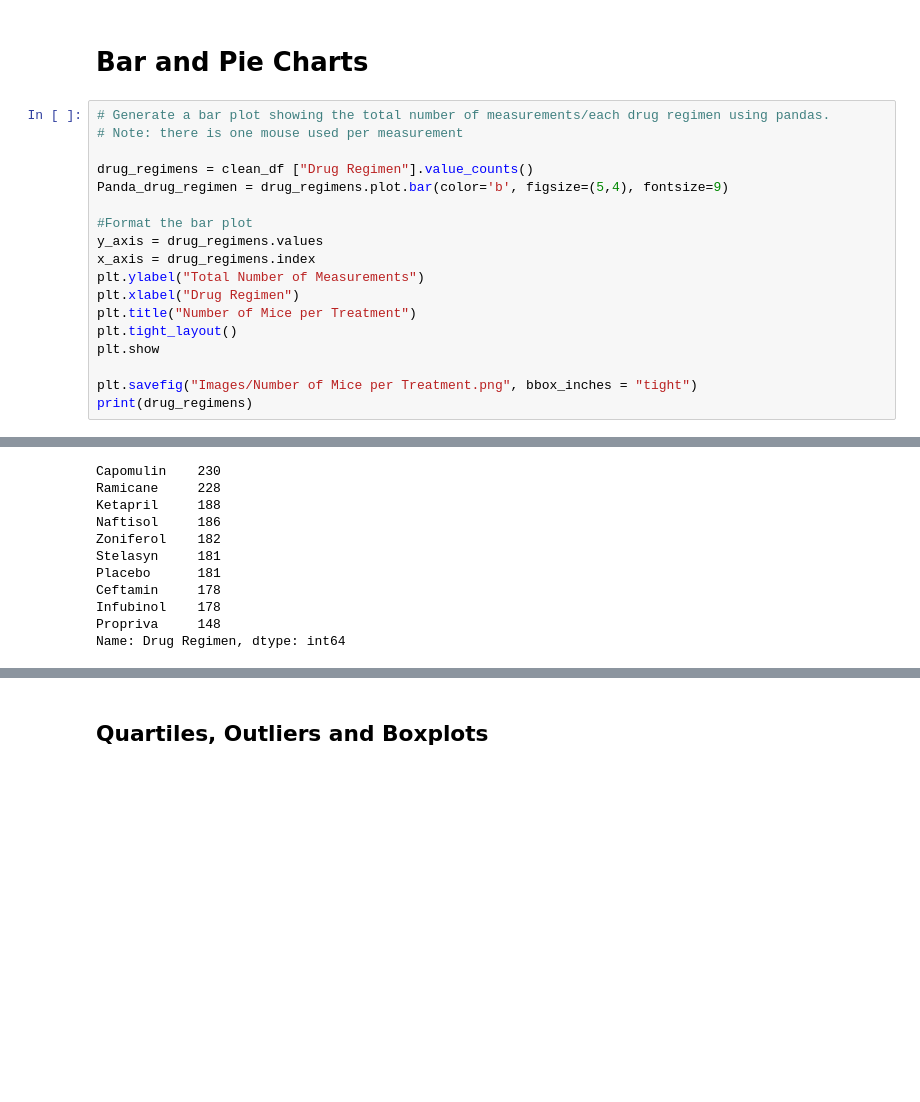
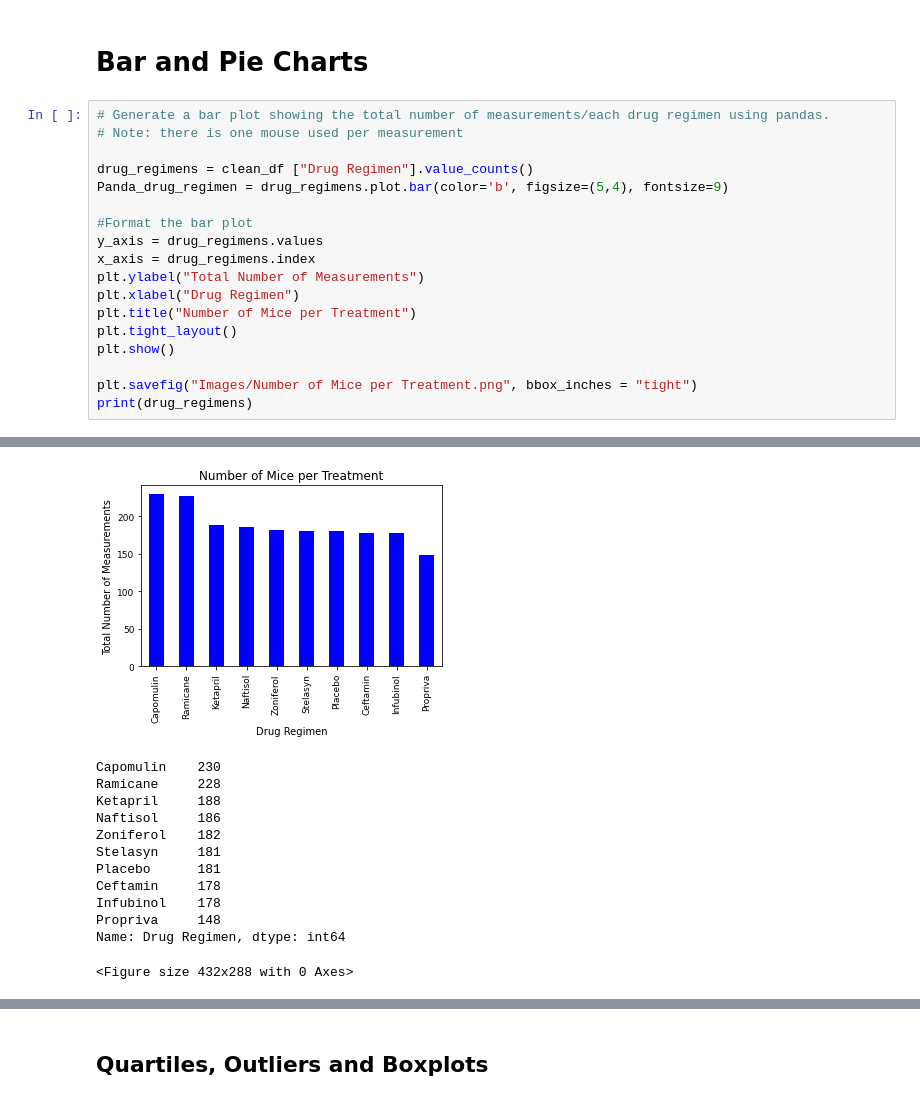
Before and after one commit to mgeorgic/Python_Matplotlib_Pymaceuticals, a Jupyter notebook: HW_Code.ipynb, the cells around one changed output, grey strips where cells are left out. Cells and saved outputs as stored; diff of their text form; blank space fills up the shorter version.

```diff
--- a/HW_Code.ipynb
+++ b/HW_Code.ipynb
@@ -203,7 +203,7 @@ plt.ylabel("Total Number of Measurements")
 plt.xlabel("Drug Regimen")
 plt.title("Number of Mice per Treatment")
 plt.tight_layout()
-plt.show
+plt.show()
 
 plt.savefig("Images/Number of Mice per Treatment.png", bbox_inches = "tight")
 print(drug_regimens)
@@ -213,3 +211,4 @@ print(drug_regimens)
+[figure, added]
 Capomulin    230
 Ramicane     228
 Ketapril     188
@@ -221,6 +220,7 @@ Ceftamin     178
 Infubinol    178
 Propriva     148
 Name: Drug Regimen, dtype: int64
+<Figure size 432x288 with 0 Axes>
 # %%
 # Generate a bar plot showing the total number of measurements taken on each drug regimen using pyplot.
 
```
Also changed, not shown: parts of 10 cells of this notebook, 8 other files.
